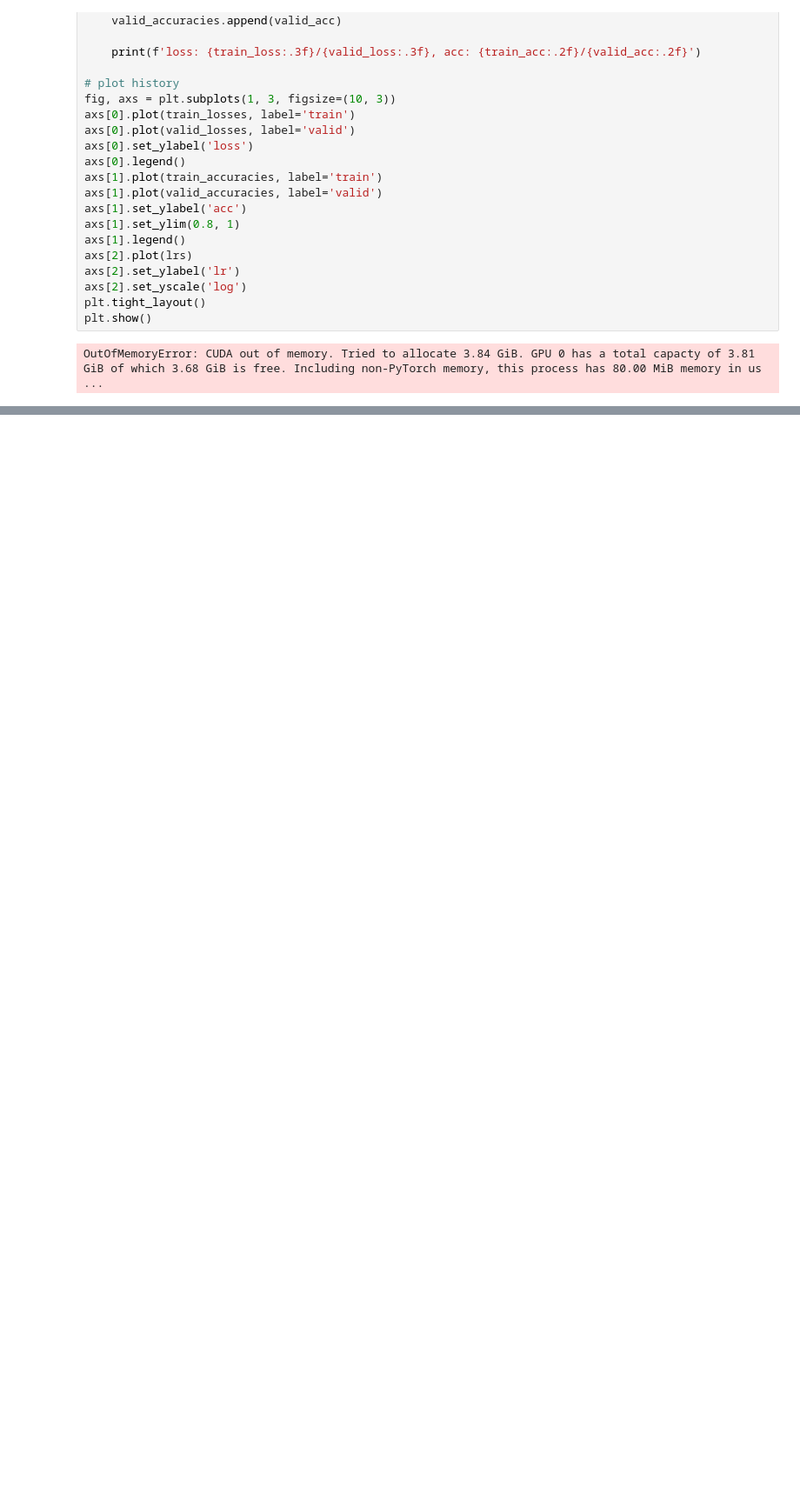
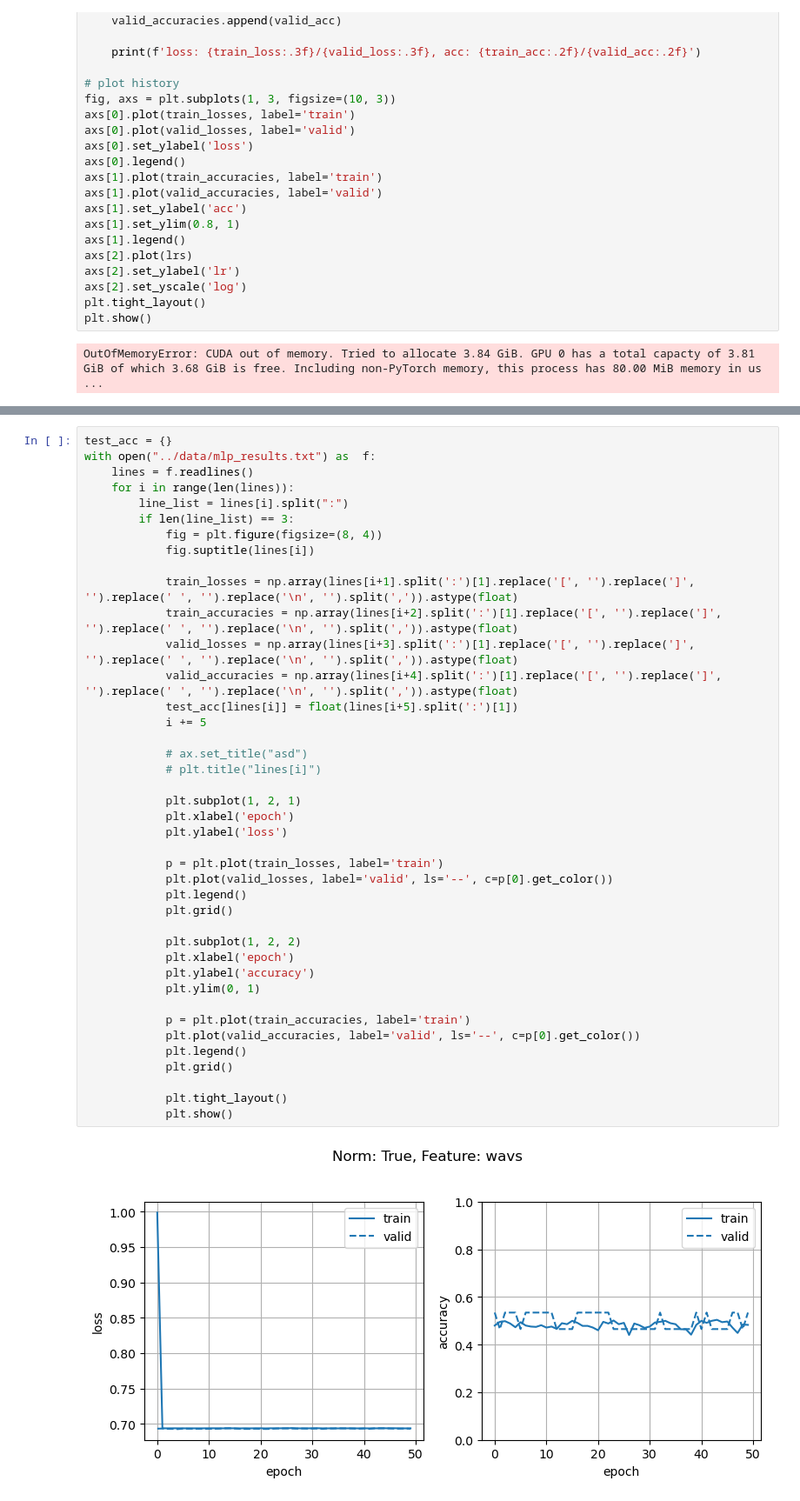
Before and after one commit to Borzoneg/Identity-recognition-from-audio, a Jupyter notebook: src/main.ipynb, the cells around one changed output, grey strips where cells are left out. Shown at 87% size. Drawn from its saved outputs; the diff is of its cells as text; blank space fills up the shorter version.

Commit message:
plottin mlp

```diff
--- a/src/main.ipynb
+++ b/src/main.ipynb
@@ -575,0 +578,43 @@ OutOfMemoryError: CUDA out of memory. Tried to allocate 3.84 GiB. GPU 0 has a to
+# %%
+test_acc = {}
+with open("../data/mlp_results.txt") as  f:
+    lines = f.readlines()
+    for i in range(len(lines)):
+        line_list = lines[i].split(":")
+        if len(line_list) == 3:
+            fig = plt.figure(figsize=(8, 4))
+            fig.suptitle(lines[i])
+
+            train_losses = np.array(lines[i+1].split(':')[1].replace('[', '').replace(']', '').replace(' ', '').replace('\n', '').split(',')).astype(float)
+            train_accuracies = np.array(lines[i+2].split(':')[1].replace('[', '').replace(']', '').replace(' ', '').replace('\n', '').split(',')).astype(float)
+            valid_losses = np.array(lines[i+3].split(':')[1].replace('[', '').replace(']', '').replace(' ', '').replace('\n', '').split(',')).astype(float)
+            valid_accuracies = np.array(lines[i+4].split(':')[1].replace('[', '').replace(']', '').replace(' ', '').replace('\n', '').split(',')).astype(float)
+            test_acc[lines[i]] = float(lines[i+5].split(':')[1])
+            i += 5
+
+            # ax.set_title("asd")
+            # plt.title("lines[i]")
+
+            plt.subplot(1, 2, 1)
+            plt.xlabel('epoch')
+            plt.ylabel('loss')
+
+            p = plt.plot(train_losses, label='train')
+            plt.plot(valid_losses, label='valid', ls='--', c=p[0].get_color())
+            plt.legend()
+            plt.grid()
+
+            plt.subplot(1, 2, 2)
+            plt.xlabel('epoch')
+            plt.ylabel('accuracy')
+            plt.ylim(0, 1)
+
+            p = plt.plot(train_accuracies, label='train')
+            plt.plot(valid_accuracies, label='valid', ls='--', c=p[0].get_color())
+            plt.legend()
+            plt.grid()
+
+            plt.tight_layout()
+            plt.show()
+# %% [output]
+[figure, added]
```
Also changed, not shown: parts of 2 cells of this notebook.
